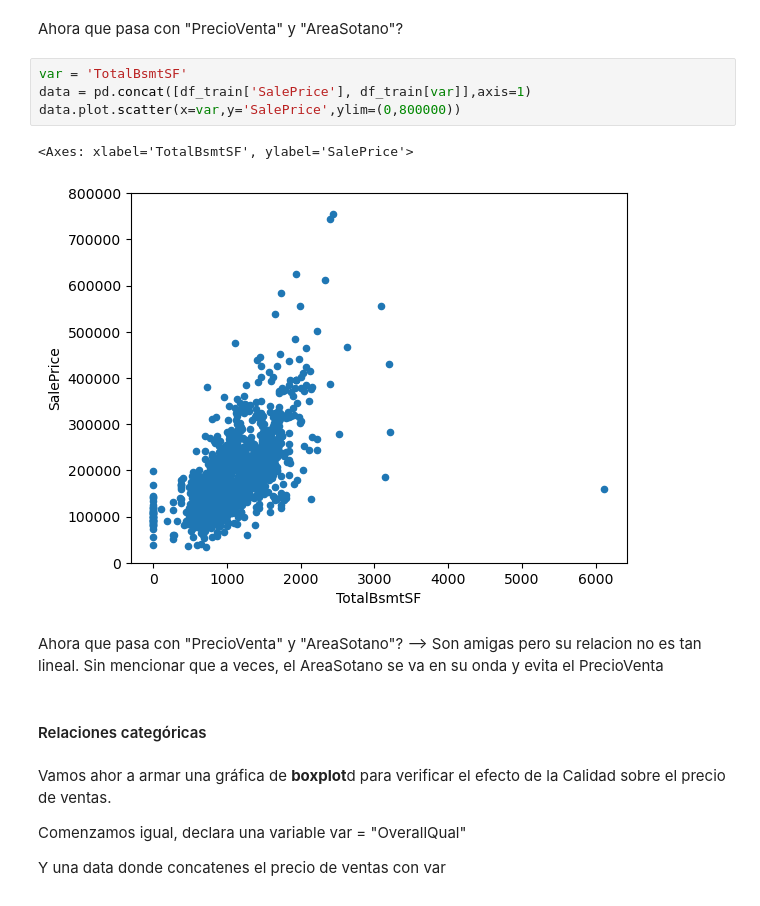
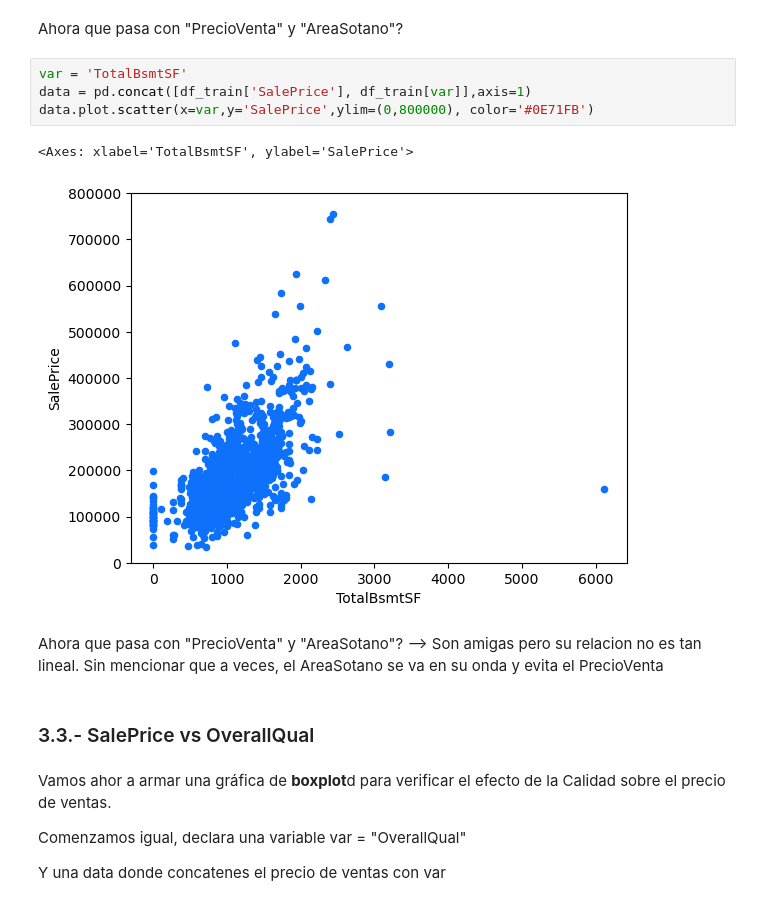
Before and after one commit to AlvaroM99/Python---House-Pricing-in-California-Analysis, a Jupyter notebook: House Pricing in California__Data analysis with Python.ipynb, the cells around one changed output. Saved outputs shown, nothing was run; the diff lists cells and outputs as text.

```diff
--- a/House Pricing in California__Data analysis with Python.ipynb
+++ b/House Pricing in California__Data analysis with Python.ipynb
@@ -248,14 +243,14 @@ Ahora que pasa con "PrecioVenta" y "AreaSotano"?
 # %%
 var = 'TotalBsmtSF'
 data = pd.concat([df_train['SalePrice'], df_train[var]],axis=1)
-data.plot.scatter(x=var,y='SalePrice',ylim=(0,800000))
+data.plot.scatter(x=var,y='SalePrice',ylim=(0,800000), color='#0E71FB')
 # %% [output]
 <Axes: xlabel='TotalBsmtSF', ylabel='SalePrice'>
-[figure, old version]
+[figure, new version]
 # %% [markdown]
 Ahora que pasa con "PrecioVenta" y "AreaSotano"? --> Son amigas pero su relacion no es tan lineal. Sin mencionar que a veces, el AreaSotano se va en su onda y evita el PrecioVenta
 # %% [markdown]
-#### Relaciones categóricas
+### 3.3.- SalePrice vs OverallQual
 # %% [markdown]
 Vamos ahor a armar una gráfica de **boxplot**d para verificar el efecto de la Calidad sobre el precio de ventas.
 
```
Also changed, not shown: parts of 6 cells of this notebook.
